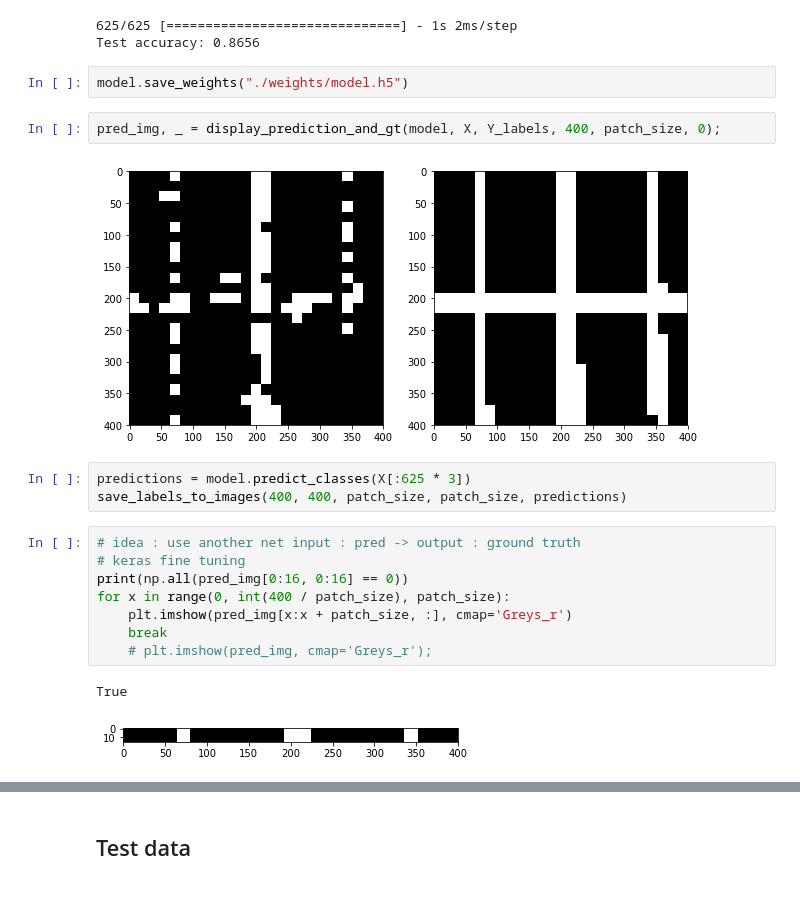
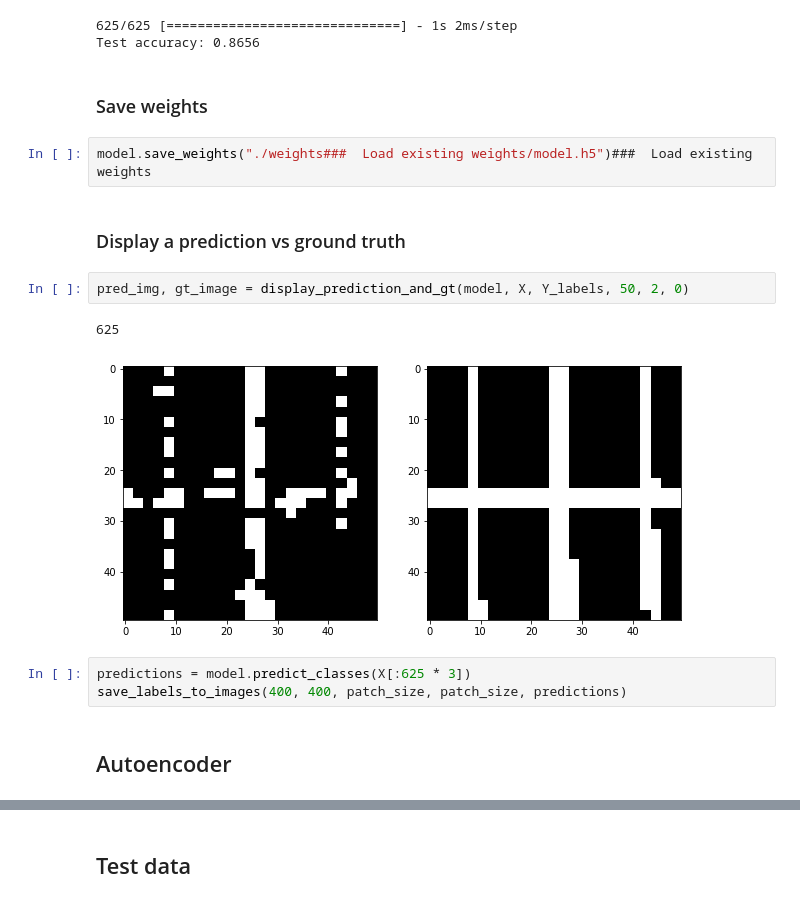
Before and after one commit to Coac/epfl-ml-projects, a Jupyter notebook: epfl-ml-project2/Victor_categorical_crossentropy.ipynb, the cells around one changed output, grey strips where cells are left out. Drawn from its saved outputs; the diff is of its cells as text.

```diff
--- a/epfl-ml-project2/Victor_categorical_crossentropy.ipynb
+++ b/epfl-ml-project2/Victor_categorical_crossentropy.ipynb
@@ -268,23 +280,19 @@ print("Test accuracy:", score[1])
 # %% [output]
 625/625 [==============================] - 1s 2ms/step
 Test accuracy: 0.8656
+# %% [markdown]
+###  Save weights
 # %%
-model.save_weights("./weights/model.h5")
+model.save_weights("./weights###  Load existing weights/model.h5")###  Load existing weights
+# %% [markdown]
+###  Display a prediction vs ground truth
 # %%
-pred_img, _ = display_prediction_and_gt(model, X, Y_labels, 400, patch_size, 0);
+pred_img, gt_image = display_prediction_and_gt(model, X, Y_labels, 50, 2, 0)
 # %% [output]
+625
-[figure, old version]
+[figure, new version]
 # %%
 predictions = model.predict_classes(X[:625 * 3])
 save_labels_to_images(400, 400, patch_size, patch_size, predictions)
-# %%
-# idea : use another net input : pred -> output : ground truth
-# keras fine tuning
-print(np.all(pred_img[0:16, 0:16] == 0))
-for x in range(0, int(400 / patch_size), patch_size):
-    plt.imshow(pred_img[x:x + patch_size, :], cmap='Greys_r')
-    break
-    # plt.imshow(pred_img, cmap='Greys_r');
-# %% [output]
-True
-[figure, removed]
+# %% [markdown]
+## Autoencoder
```
Also changed, not shown: parts of 9 cells of this notebook, 1 other file.
